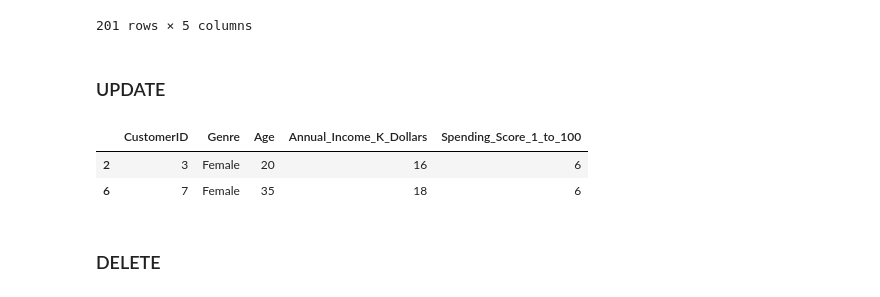
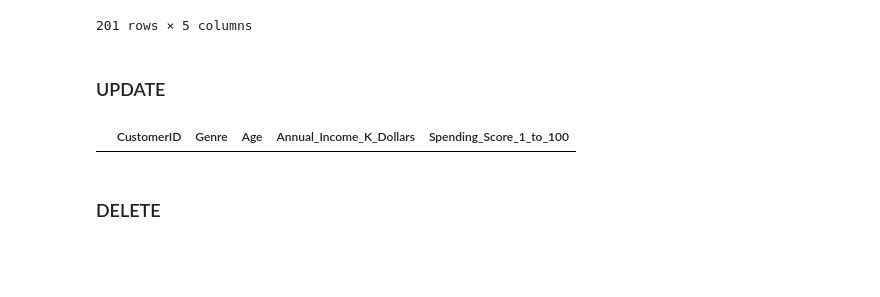
Before and after one commit to nitinkaushik01/DataScience_Tips_Tricks_and_Career_Advice, a Jupyter notebook: Convert_SQL_Queries_into_Python_Pandas/Convert_SQL_Queries_into_Python_Pandas.ipynb, the cells around one changed output. Drawn from its saved outputs; the diff is of its cells as text; code cells hidden in the pictures; blank space fills up the shorter version.

```diff
--- a/Convert_SQL_Queries_into_Python_Pandas/Convert_SQL_Queries_into_Python_Pandas.ipynb
+++ b/Convert_SQL_Queries_into_Python_Pandas/Convert_SQL_Queries_into_Python_Pandas.ipynb
@@ -414,14 +423,12 @@ customers
 #Pandas Equivalant
 customers.loc[customers['Spending_Score_1_to_100'] == 6, 'Spending_Score_1_to_100'] = 7
 # %%
-customers = pd.read_csv('Mall_Customers.csv')
+#customers = pd.read_csv('Mall_Customers.csv')
 
 #Currently two records with Spending_Score_1_to_100 == 6
-customers[(customers.Spending_Score_1_to_100 == 6)]
+customers[(customers.Spending_Score_1_to_100 == 7)]
 # %% [output]
 |  | CustomerID | Genre | Age | Annual_Income_K_Dollars | Spending_Score_1_to_100 |
-| 2 | 3 | Female | 20 | 16 | 6 |
-| 6 | 7 | Female | 35 | 18 | 6 |
 # %% [markdown]
 ### DELETE
 # %%
```
Also changed, not shown: parts of 7 cells of this notebook, 4 other files.
